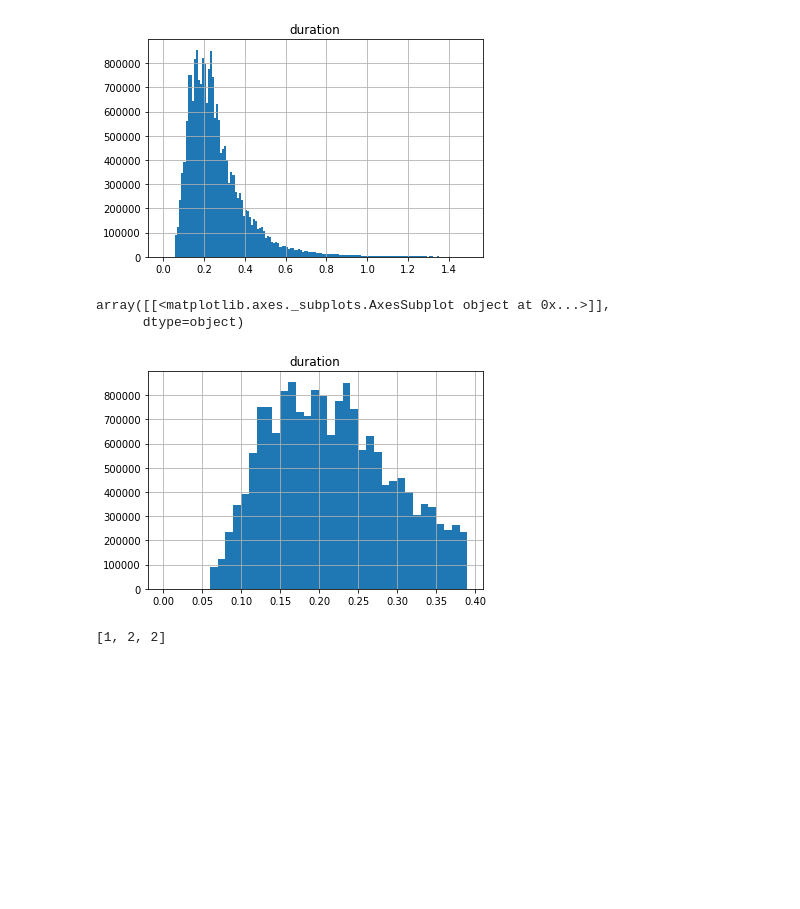
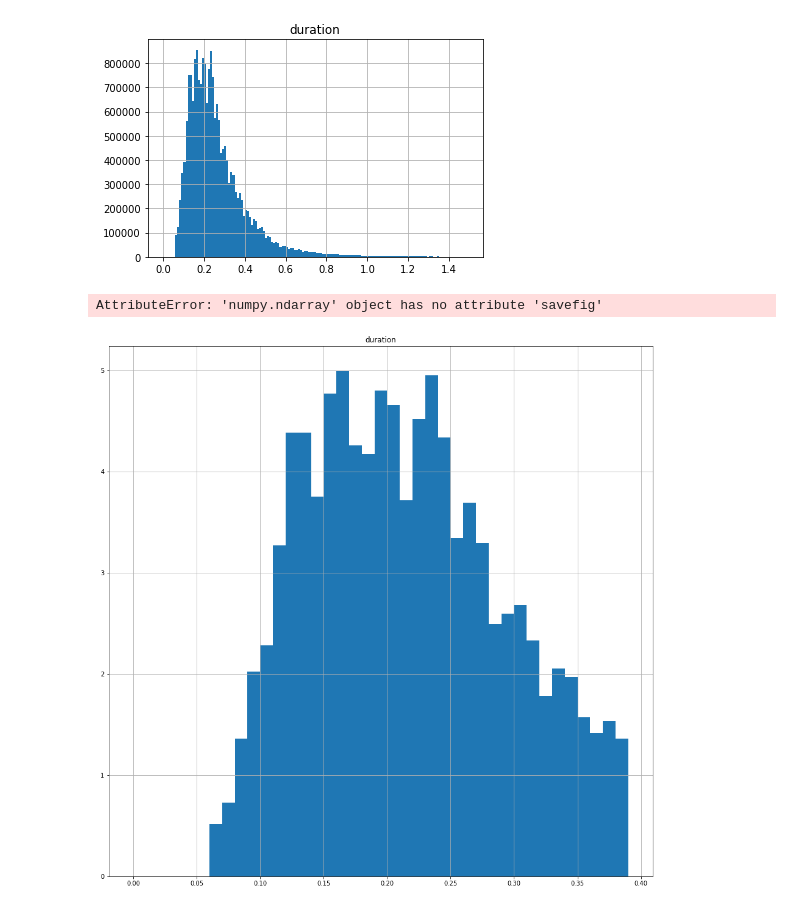
Before and after one commit to jgomezm/Music-Classification, a Jupyter notebook: Descriptive stats.ipynb, the cells around one changed output. Cells and saved outputs as stored; diff of their text form; code cells hidden in the pictures; blank space fills up the shorter version.

```diff
--- a/Descriptive stats.ipynb
+++ b/Descriptive stats.ipynb
@@ -66,13 +68,8 @@ array([[<matplotlib.axes._subplots.AxesSubplot object at 0x...>]],
       dtype=object)
 [figure]
 # %%
-comb_data.hist(column = "duration", bins = np.arange(0, 0.4, 0.01))
+plt = comb_data.hist(column = "duration", bins = np.arange(0, 0.4, 0.01),
+                    figsize = (16,16), density = True)
 # %% [output]
-array([[<matplotlib.axes._subplots.AxesSubplot object at 0x...>]],
-      dtype=object)
+AttributeError: 'numpy.ndarray' object has no attribute 'savefig'
-[figure, old version]
+[figure, new version]
-# %%
-qwe = comb_data[:3]
-list(qwe.index.repeat([0.9, 1.3, 2.5]))
-# %% [output]
-[1, 2, 2]
```
Also changed, not shown: parts of 3 cells of this notebook, 3 other files.
